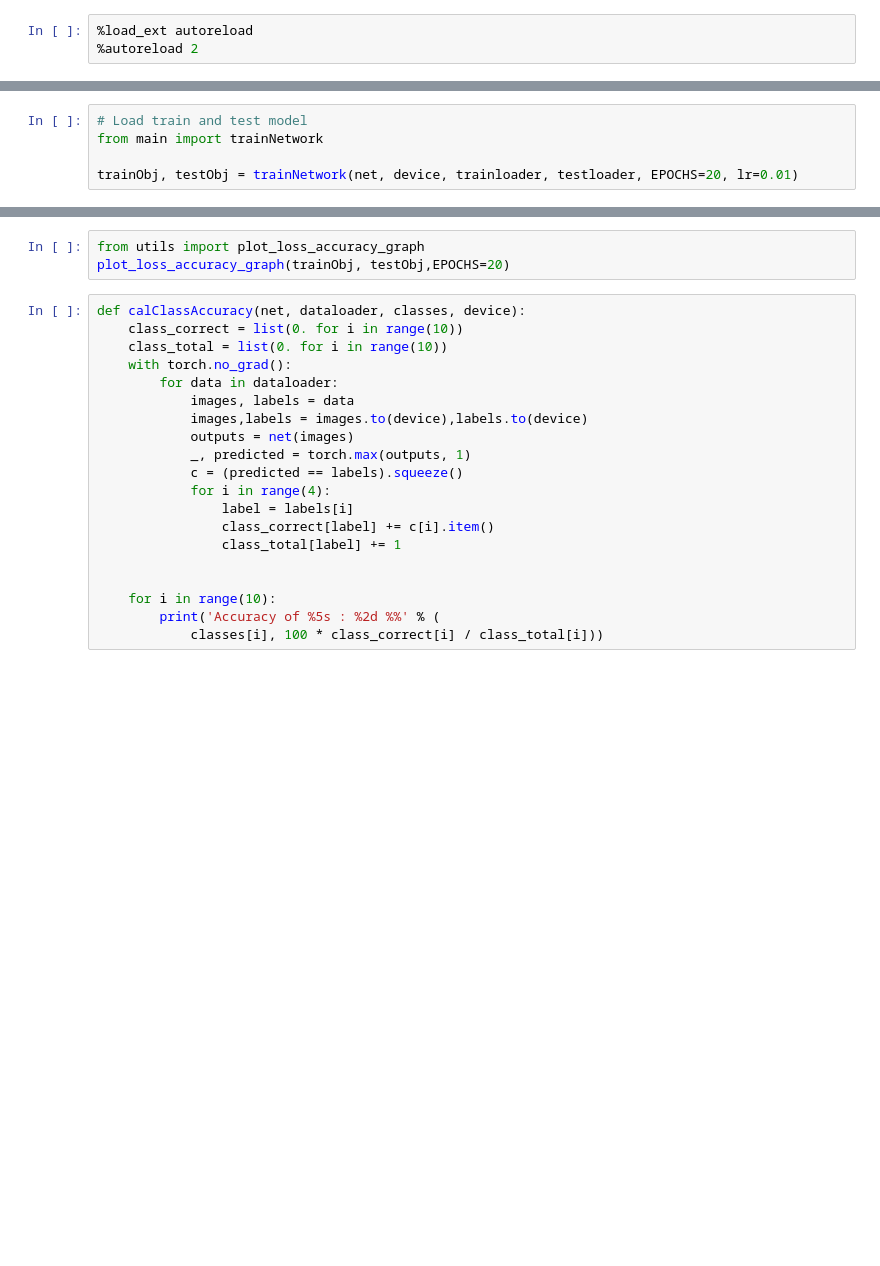
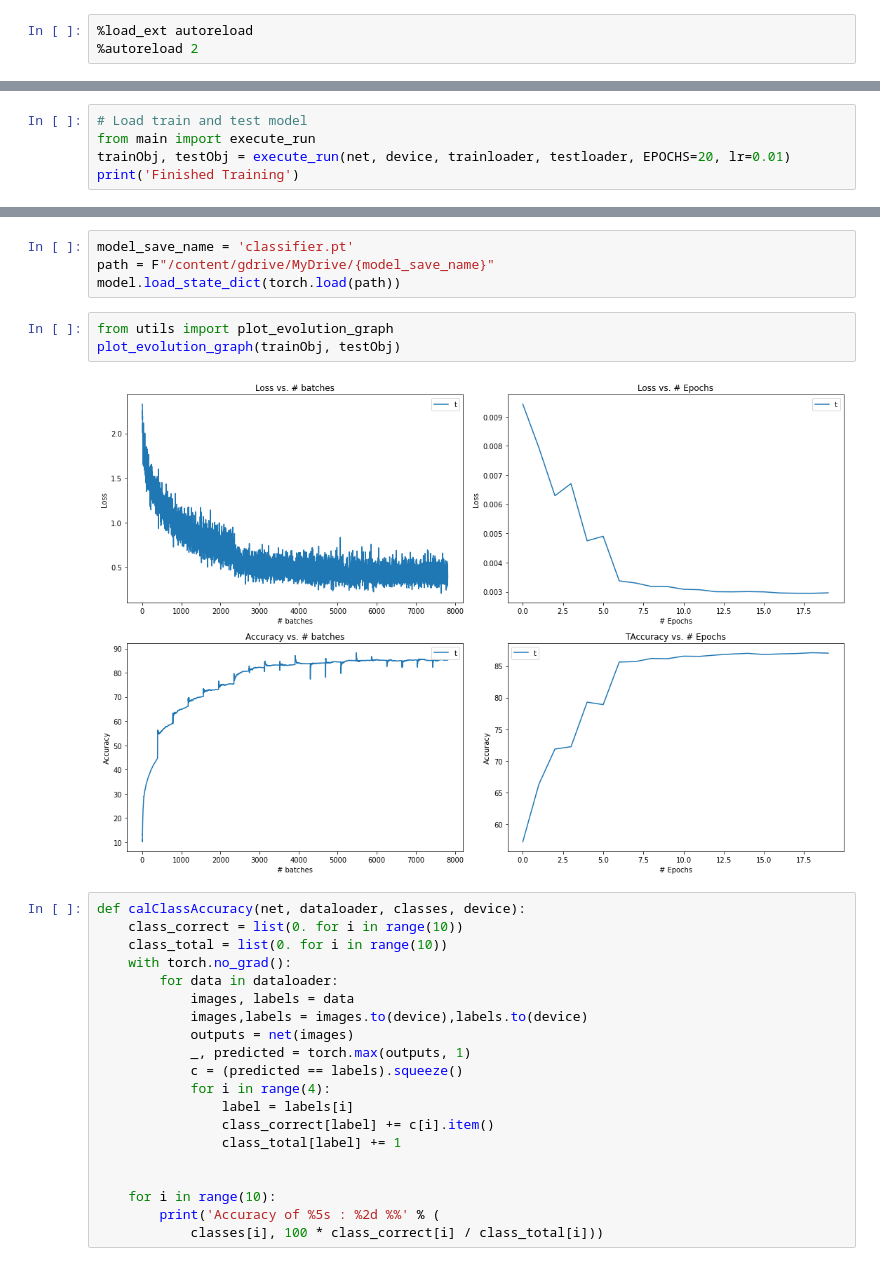
Before and after one commit to navrat/EVA_phase1_2022_23, a Jupyter notebook: S7_CIFAR_RESNET_GRADCAM/S7_RESNET_CIFAR_GRADCAM.ipynb, the cells around one changed output, grey strips where cells are left out. Cells and saved outputs as stored; diff of their text form; blank space fills up the shorter version.

```diff
--- a/S7_CIFAR_RESNET_GRADCAM/S7_RESNET_CIFAR_GRADCAM.ipynb
+++ b/S7_CIFAR_RESNET_GRADCAM/S7_RESNET_CIFAR_GRADCAM.ipynb
@@ -59,5 +133,5 @@ summary(net, input_size=(3, 32, 32))
 # %%
 # Load train and test model
-from main import trainNetwork
-
-trainObj, testObj = trainNetwork(net, device, trainloader, testloader, EPOCHS=20, lr=0.01)
+from main import execute_run
+trainObj, testObj = execute_run(net, device, trainloader, testloader, EPOCHS=20, lr=0.01)
+print('Finished Training')
@@ -64,6 +180,12 @@ trainObj, testObj = trainNetwork(net, device, trainloader, testloader, EPOCHS=20
+# %%
+model_save_name = 'classifier.pt'
+path = F"/content/gdrive/MyDrive/{model_save_name}"
+model.load_state_dict(torch.load(path))
 # %%
-from utils import plot_loss_accuracy_graph
-plot_loss_accuracy_graph(trainObj, testObj,EPOCHS=20)
+from utils import plot_evolution_graph
+plot_evolution_graph(trainObj, testObj)
+# %% [output]
+[figure, added]
 # %%
 def calClassAccuracy(net, dataloader, classes, device):
     class_correct = list(0. for i in range(10))
```
Also changed, not shown: parts of 20 cells of this notebook.
